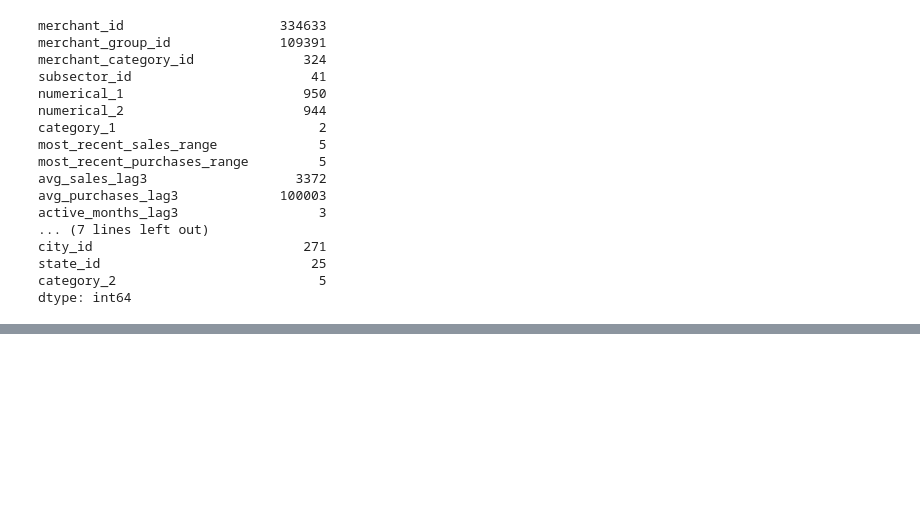
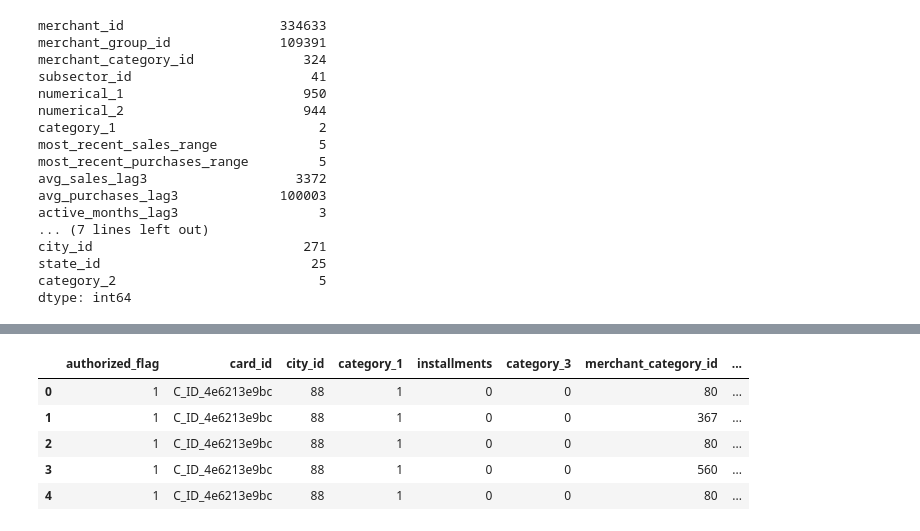
Before and after one commit to ishtos/elo, a Jupyter notebook: ipynb/EDA.ipynb, the cells around one changed output, grey strips where cells are left out. Cells and saved outputs as stored; diff of their text form; code cells hidden in the pictures; blank space fills up the shorter version.

```diff
--- a/ipynb/EDA.ipynb
+++ b/ipynb/EDA.ipynb
@@ -139,0 +267,9 @@ dtype: int64
+# %%
+historical_transactions.head()
+# %% [output]
+|  | authorized_flag | card_id | city_id | category_1 | installments | category_3 | merchant_category_id | ... |
+| 0 | 1 | C_ID_4e6213e9bc | 88 | 1 | 0 | 0 | 80 | ... |
+| 1 | 1 | C_ID_4e6213e9bc | 88 | 1 | 0 | 0 | 367 | ... |
+| 2 | 1 | C_ID_4e6213e9bc | 88 | 1 | 0 | 0 | 80 | ... |
+| 3 | 1 | C_ID_4e6213e9bc | 88 | 1 | 0 | 0 | 560 | ... |
+| 4 | 1 | C_ID_4e6213e9bc | 88 | 1 | 0 | 0 | 80 | ... |
```
Also changed, not shown: parts of 37 cells of this notebook, 27 other files.
